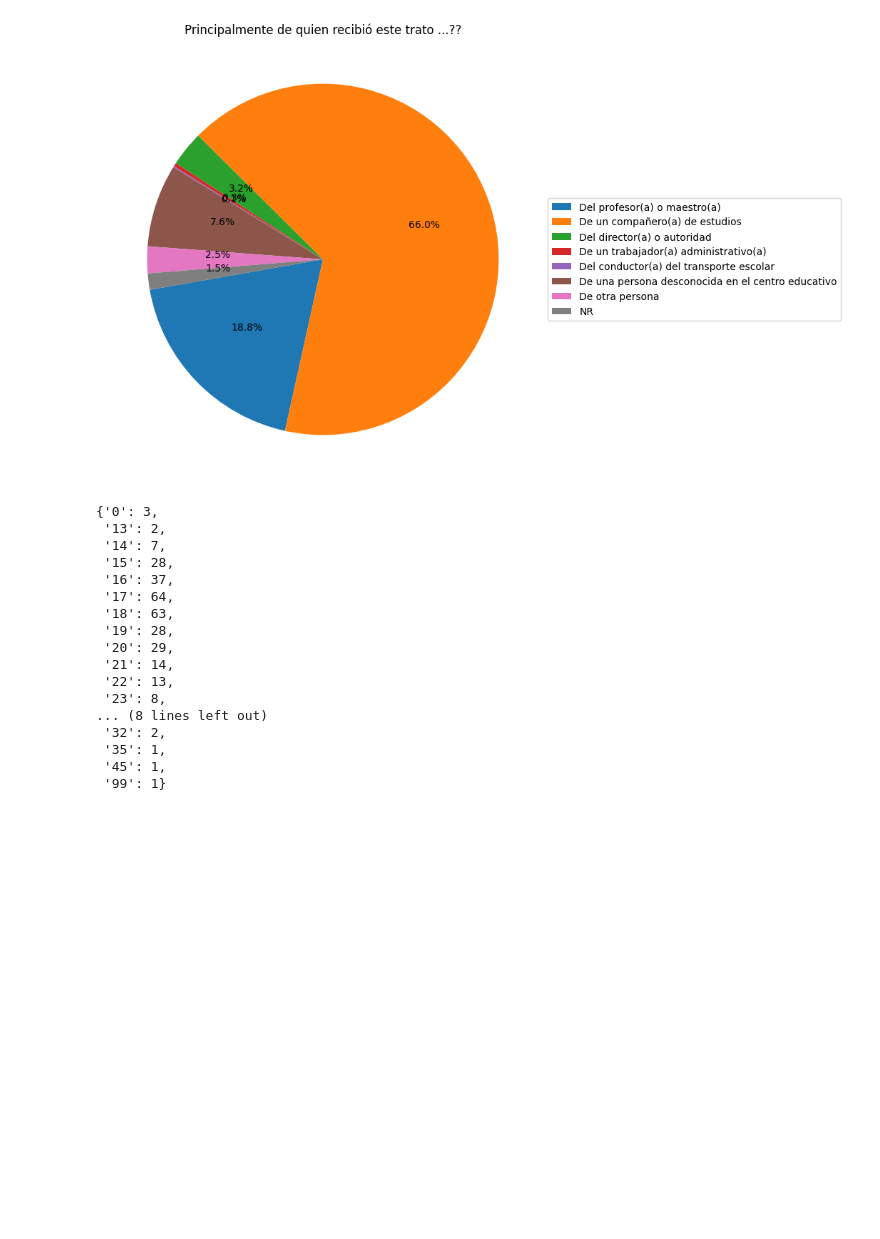
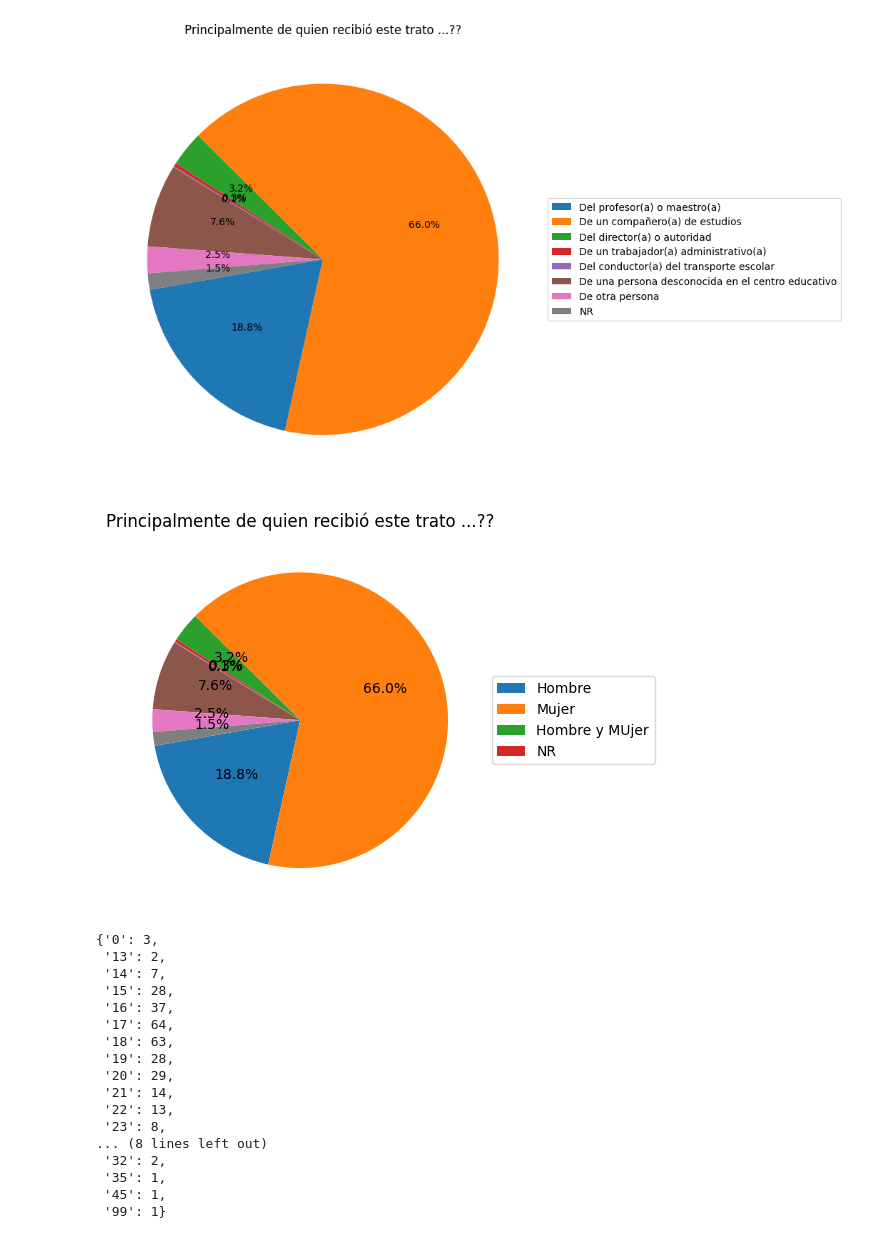
Before and after one commit to oayala65/SITUACION_DE_MUJERES_2024, a Jupyter notebook: situacion_mujeres_ensimup_2021.ipynb, the cells around one changed output. Drawn from its saved outputs; the diff is of its cells as text; code cells hidden in the pictures; blank space fills up the shorter version.

Commit message:
Kaggle Notebook | situacion_mujeres_ensimut_2021 | Version 8

```diff
--- a/situacion_mujeres_ensimup_2021.ipynb
+++ b/situacion_mujeres_ensimup_2021.ipynb
@@ -495,6 +495,35 @@ plt.title('Principalmente de quien recibió este trato ...??')
 plt.show()
 # %% [output]
 [figure]
+# %%
+# De que sexo ...???
+sexo_escala={1:'Hombre',
+                6:'Mujer',
+                8:'Hombre y MUjer',
+                9:'NR'}
+
+sexo=reg06a.P603ES.value_counts()
+sexo=dict(sorted(sexo.items()))
+sexo.pop(' ')
+
+dicc_sexo=dict()
+for i,p in zip(sexo_escala.values(),sexo.values()):
+    dicc_sexo[i]=p
+
+# Extraemos las etiquetas y los valores del diccionario
+labels2 = dicc_sexo.keys()
+values2 = dicc_sexo.values()
+# plt.figure(figsize=(15,8))
+# Creamos el gráfico de torta
+plt.pie(values, autopct='%1.1f%%',startangle=190,textprops={'fontsize': 10, 'verticalalignment': 'bottom'})
+# Crea la leyenda en un cuadro al lado del gráfico
+plt.legend(labels2, loc='center left', bbox_to_anchor=(1.0, 0.5))
+
+# Añadimos un título
+plt.title('Principalmente de quien recibió este trato ...??')
+plt.show()
+# %% [output]
+[figure, added]
 # %%
 reg09=pd.read_csv('/kaggle/input/vida-en-pareja/REG09A_Vida en pareja.csv',sep=';')
 first=dict(reg09.P922.value_counts())
```
